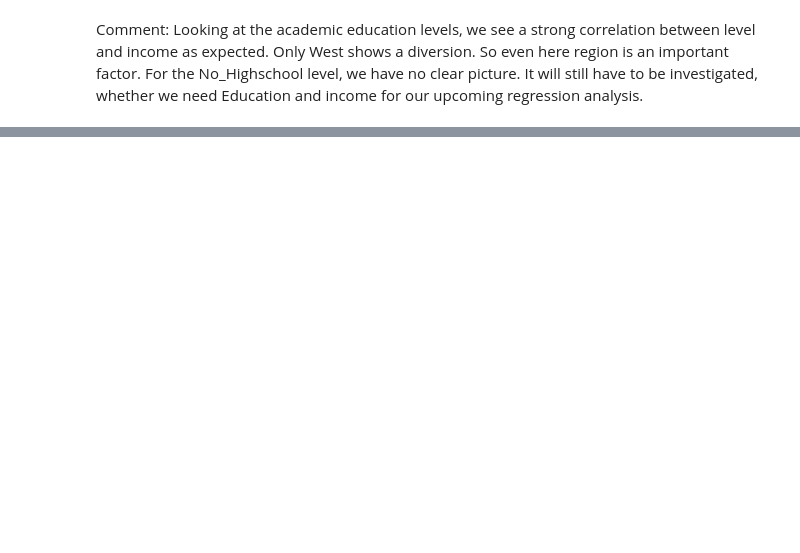
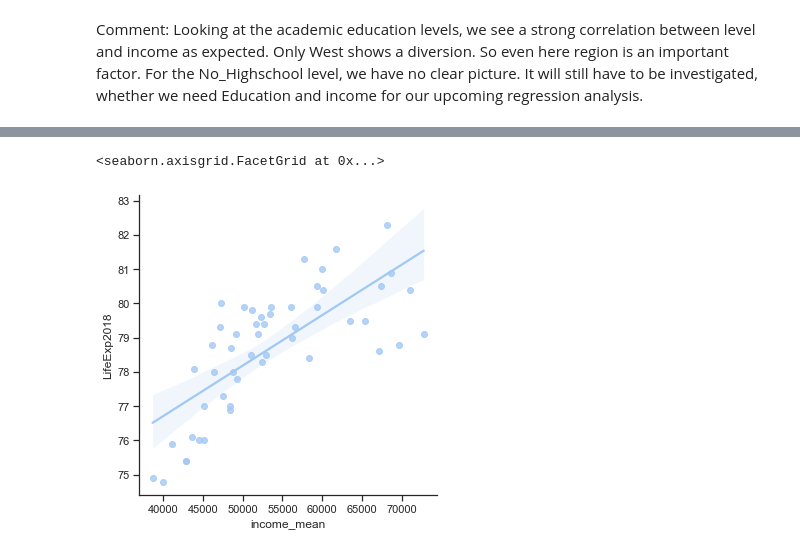
Before and after one commit to maxjoerg/manning_demographic_data_analysis, a Jupyter notebook: visualization.ipynb, the cells around one changed output, grey strips where cells are left out. Saved outputs shown, nothing was run; the diff lists cells and outputs as text; code cells hidden in the pictures; blank space fills up the shorter version.

Commit message:
some more correlation plots and analysis

```diff
--- a/visualization.ipynb
+++ b/visualization.ipynb
@@ -1030,0 +1038,6 @@ sns.lmplot(data = df_all_enhanced, x="income_mean", y="LifeExp2018", hue="Academ
+# %%
+### plain regression line
+sns.lmplot(data = df_all_enhanced, x="income_mean", y="LifeExp2018")
+# %% [output]
+<seaborn.axisgrid.FacetGrid at 0x...>
+[figure, added]
```
Also changed, not shown: parts of 24 cells of this notebook.
